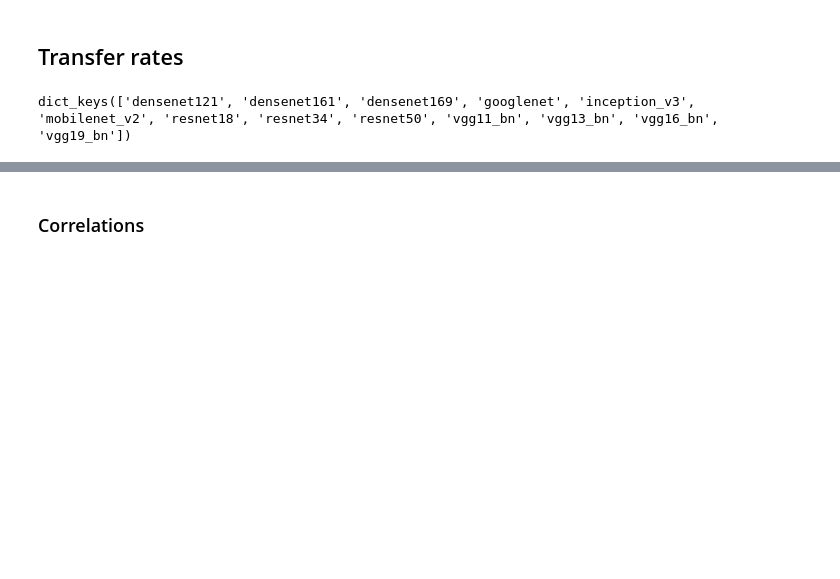
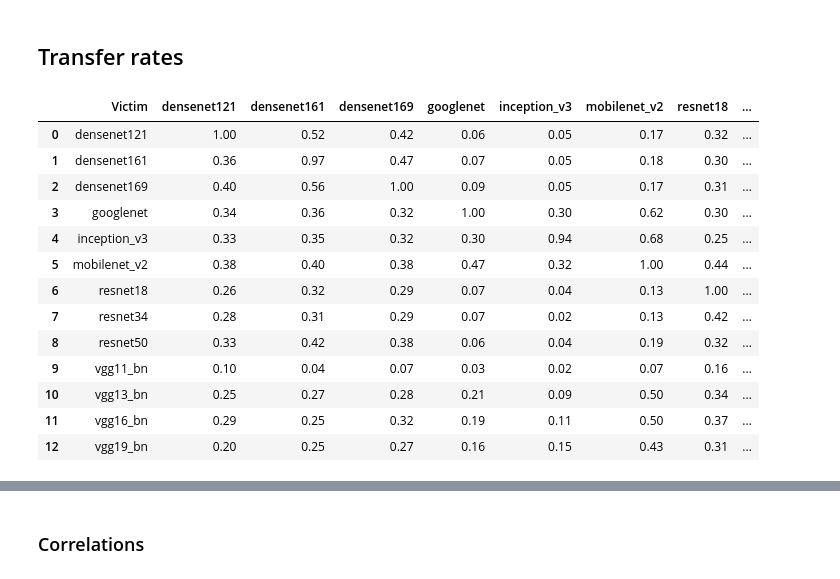
Before and after one commit to ClonedOne/bad_lemon, a Jupyter notebook: notebooks/analysis_all_transfer.ipynb, the cells around one changed output, grey strips where cells are left out. Drawn from its saved outputs; the diff is of its cells as text; code cells hidden in the pictures; blank space fills up the shorter version.

```diff
--- a/notebooks/analysis_all_transfer.ipynb
+++ b/notebooks/analysis_all_transfer.ipynb
@@ -73,7 +73,3 @@ for cur_res in all_res:
 ## Transfer rates
 # %%
 transfer_res = np.load(transfer_res_file, allow_pickle=True).item()
-# %%
-transfer_res
-# %% [output]
-dict_keys(['densenet121', 'densenet161', 'densenet169', 'googlenet', 'inception_v3', 'mobilenet_v2', 'resnet18', 'resnet34', 'resnet50', 'vgg11_bn', 'vgg13_bn', 'vgg16_bn', 'vgg19_bn'])
@@ -79,0 +82,18 @@ dict_keys(['densenet121', 'densenet161', 'densenet169', 'googlenet', 'inception_
+# %%
+heatmap_df = pd.DataFrame.from_dict(heatmap_df)
+display(heatmap_df)
+# %% [output]
+|  | Victim | densenet121 | densenet161 | densenet169 | googlenet | inception_v3 | mobilenet_v2 | resnet18 | ... |
+| 0 | densenet121 | 1.00 | 0.52 | 0.42 | 0.06 | 0.05 | 0.17 | 0.32 | ... |
+| 1 | densenet161 | 0.36 | 0.97 | 0.47 | 0.07 | 0.05 | 0.18 | 0.30 | ... |
+| 2 | densenet169 | 0.40 | 0.56 | 1.00 | 0.09 | 0.05 | 0.17 | 0.31 | ... |
+| 3 | googlenet | 0.34 | 0.36 | 0.32 | 1.00 | 0.30 | 0.62 | 0.30 | ... |
+| 4 | inception_v3 | 0.33 | 0.35 | 0.32 | 0.30 | 0.94 | 0.68 | 0.25 | ... |
+| 5 | mobilenet_v2 | 0.38 | 0.40 | 0.38 | 0.47 | 0.32 | 1.00 | 0.44 | ... |
+| 6 | resnet18 | 0.26 | 0.32 | 0.29 | 0.07 | 0.04 | 0.13 | 1.00 | ... |
+| 7 | resnet34 | 0.28 | 0.31 | 0.29 | 0.07 | 0.02 | 0.13 | 0.42 | ... |
+| 8 | resnet50 | 0.33 | 0.42 | 0.38 | 0.06 | 0.04 | 0.19 | 0.32 | ... |
+| 9 | vgg11_bn | 0.10 | 0.04 | 0.07 | 0.03 | 0.02 | 0.07 | 0.16 | ... |
+| 10 | vgg13_bn | 0.25 | 0.27 | 0.28 | 0.21 | 0.09 | 0.50 | 0.34 | ... |
+| 11 | vgg16_bn | 0.29 | 0.25 | 0.32 | 0.19 | 0.11 | 0.50 | 0.37 | ... |
+| 12 | vgg19_bn | 0.20 | 0.25 | 0.27 | 0.16 | 0.15 | 0.43 | 0.31 | ... |
```
Also changed, not shown: parts of 2 cells of this notebook.
